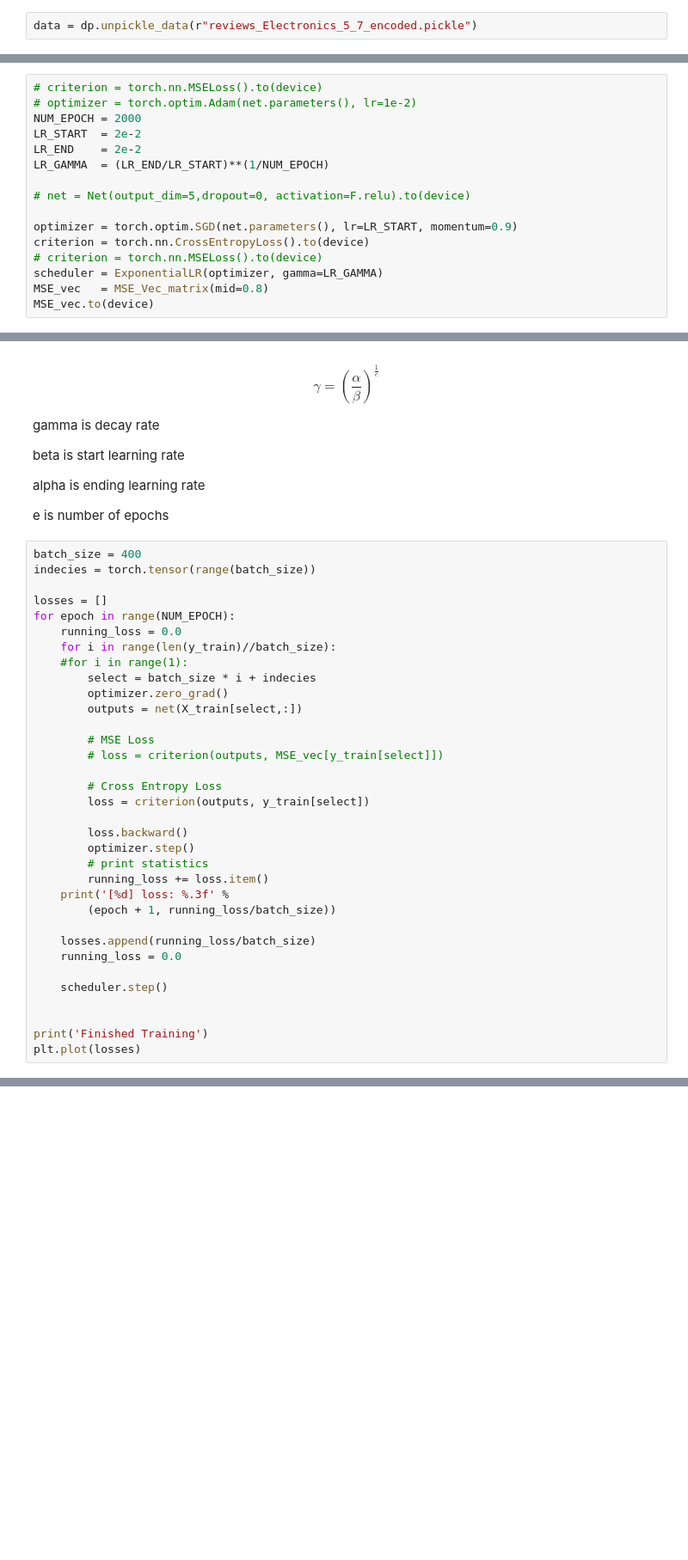
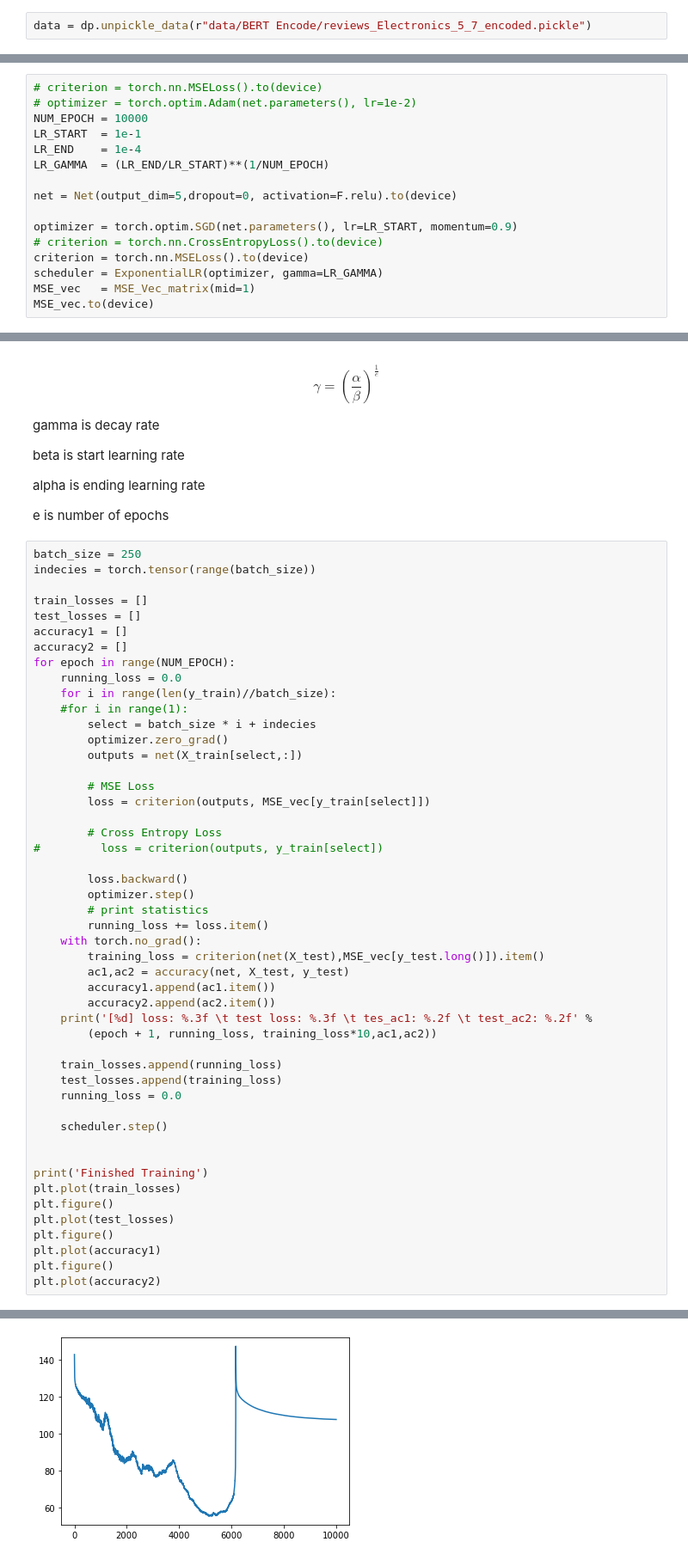
Before and after one commit to bennit6/EC523, a Jupyter notebook: Encoding_Scratchbook.ipynb, the cells around one changed output, grey strips where cells are left out. Shown at 86% size. Saved outputs shown, nothing was run; the diff lists cells and outputs as text; blank space fills up the shorter version.

Commit message:
training with 10,000 epochs

```diff
--- a/Encoding_Scratchbook.ipynb
+++ b/Encoding_Scratchbook.ipynb
@@ -74,5 +64,5 @@ dp.pickle_data(data, "test_data_aymane_5_15.pickle")
 # %%
-data = dp.unpickle_data(r"reviews_Electronics_5_7_encoded.pickle")
+data = dp.unpickle_data(r"data/BERT Encode/reviews_Electronics_5_7_encoded.pickle")
 # %%
 sentences = data['reviewText'][:num_training]
 labels = data['overall'][:num_training]
@@ -153,18 +139,18 @@ class Net(nn.Module):
 # %%
 # criterion = torch.nn.MSELoss().to(device)
 # optimizer = torch.optim.Adam(net.parameters(), lr=1e-2)
-NUM_EPOCH = 2000
-LR_START  = 2e-2
-LR_END    = 2e-2
+NUM_EPOCH = 10000
+LR_START  = 1e-1
+LR_END    = 1e-4
 LR_GAMMA  = (LR_END/LR_START)**(1/NUM_EPOCH)
 
-# net = Net(output_dim=5,dropout=0, activation=F.relu).to(device)
+net = Net(output_dim=5,dropout=0, activation=F.relu).to(device)
 
 optimizer = torch.optim.SGD(net.parameters(), lr=LR_START, momentum=0.9)
-criterion = torch.nn.CrossEntropyLoss().to(device)
-# criterion = torch.nn.MSELoss().to(device)
+# criterion = torch.nn.CrossEntropyLoss().to(device)
+criterion = torch.nn.MSELoss().to(device)
 scheduler = ExponentialLR(optimizer, gamma=LR_GAMMA)
-MSE_vec   = MSE_Vec_matrix(mid=0.8)
+MSE_vec   = MSE_Vec_matrix(mid=1)
 MSE_vec.to(device)
 # %%
 X_train = X_train.to(device)
@@ -182,10 +168,13 @@ alpha is ending learning rate
 
 e is number of epochs
 # %%
-batch_size = 400
+batch_size = 250
 indecies = torch.tensor(range(batch_size))
 
-losses = []
+train_losses = []
+test_losses = []
+accuracy1 = []
+accuracy2 = []
 for epoch in range(NUM_EPOCH):
     running_loss = 0.0
     for i in range(len(y_train)//batch_size):
@@ -195,24 +184,36 @@ for epoch in range(NUM_EPOCH):
         outputs = net(X_train[select,:])
 
         # MSE Loss
-        # loss = criterion(outputs, MSE_vec[y_train[select]])
+        loss = criterion(outputs, MSE_vec[y_train[select]])
 
         # Cross Entropy Loss
-        loss = criterion(outputs, y_train[select])
+#         loss = criterion(outputs, y_train[select])
 
         loss.backward()
         optimizer.step()
         # print statistics
         running_loss += loss.item()
-    print('[%d] loss: %.3f' %
-        (epoch + 1, running_loss/batch_size))
+    with torch.no_grad():
+        training_loss = criterion(net(X_test),MSE_vec[y_test.long()]).item()
+        ac1,ac2 = accuracy(net, X_test, y_test)
+        accuracy1.append(ac1.item())
+        accuracy2.append(ac2.item())
+    print('[%d] loss: %.3f \t test loss: %.3f \t tes_ac1: %.2f \t test_ac2: %.2f' %
+        (epoch + 1, running_loss, training_loss*10,ac1,ac2))
 
-    losses.append(running_loss/batch_size)
+    train_losses.append(running_loss)
+    test_losses.append(training_loss)
     running_loss = 0.0
 
     scheduler.step()
 
 
 print('Finished Training')
-plt.plot(losses)
+plt.plot(train_losses)
+plt.figure()
+plt.plot(test_losses)
+plt.figure()
+plt.plot(accuracy1)
+plt.figure()
+plt.plot(accuracy2)
 # %% [output]
@@ -223,0 +238 @@ plt.plot(losses)
+[figure, added]
```
Also changed, not shown: parts of 9 cells of this notebook.
